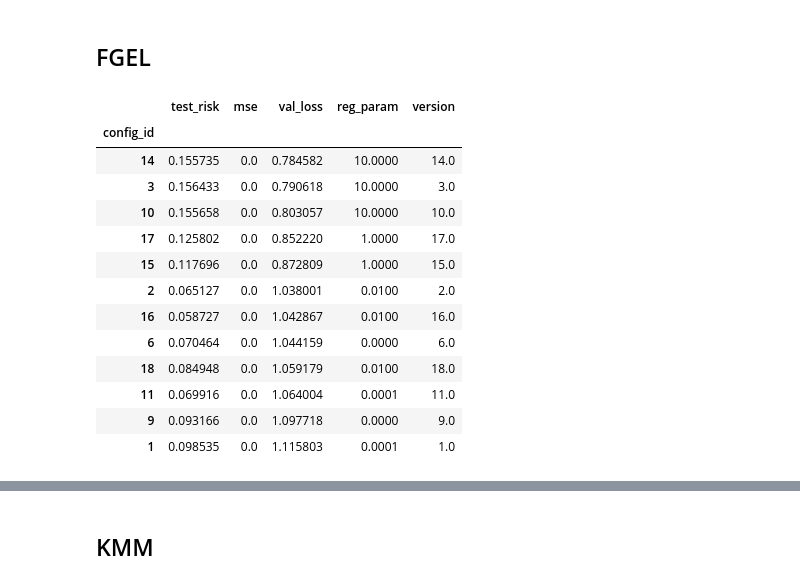
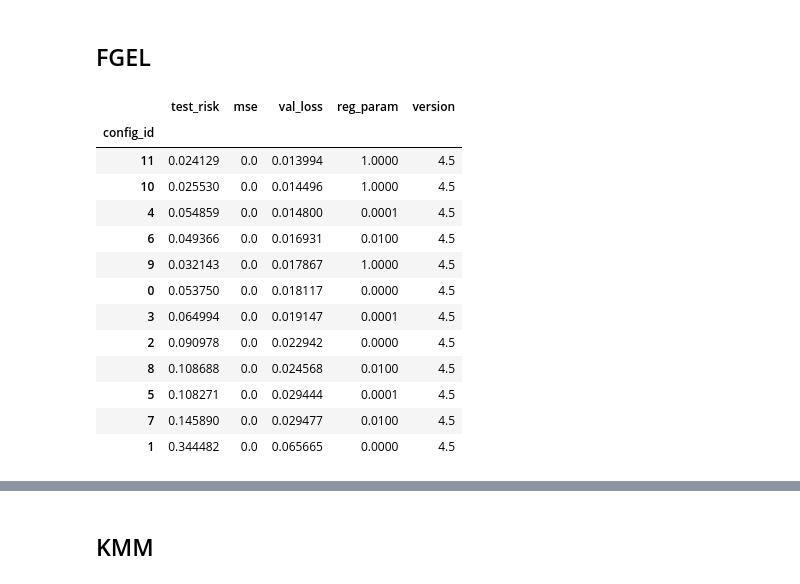
Before and after one commit to HeinerKremer/conditional-moment-restrictions, a Jupyter notebook: experiments/eval_data_pandas.ipynb, the cells around one changed output, grey strips where cells are left out. Drawn from its saved outputs; the diff is of its cells as text; code cells hidden in the pictures.

```diff
--- a/experiments/eval_data_pandas.ipynb
+++ b/experiments/eval_data_pandas.ipynb
@@ -369,15 +405,19 @@ Name: 28, dtype: float64
 ## Load Data
 # %%
 func = 'step'
-app = '_small'
+app = ''
 
-vmm = load_and_merge_datasets(load_all_in_dir=f'/Users/hkremer/code/kmm/wasserstein-method-of-moments/results/network_iv{app}_{func}/',
-                              method="VMM-neural")
+vmm = load_and_merge_datasets(load_all_in_dir=f'/Users/hkremer/code/kmm/wasserstein-method-of-moments/results/network_iv{app}/{func}/',
+                              method="VMM-neural", merge='rollouts')
 
 
-fgel = load_and_merge_datasets(load_all_in_dir=f'/Users/hkremer/code/kmm/wasserstein-method-of-moments/results/network_iv{app}_{func}/',
-                              method="FGEL-neural")
+fgel = load_and_merge_datasets(load_all_in_dir=f'/Users/hkremer/code/kmm/wasserstein-method-of-moments/results/network_iv{app}/{func}/',
+                              method="FGEL-neural", merge='rollouts')
 
-kmm = load_and_merge_datasets(load_all_in_dir=f'/Users/hkremer/code/kmm/wasserstein-method-of-moments/results/network_iv{app}_{func}/',
+kmm = load_and_merge_datasets(load_all_in_dir=f'/Users/hkremer/code/kmm/wasserstein-method-of-moments/results/network_iv{app}/{func}/',
                               method="KMM")
+
+kmm['config'] = kmm['config'].astype(int)
+kmm = kmm.reset_index().drop(columns=['rollout', 'config_id'])
+kmm = kmm.set_index('config').rename_axis(index='config_id')
 # %% [output]
@@ -403,20 +460,20 @@ best_vmm
 # %% [markdown]
 ## FGEL
 # %%
-best_fgel = get_best_hparam_results(fgel, metric=metric, hparam_config={'val_loss_func': val_loss_func})
+best_fgel = get_best_hparam_results(fgel, metric='val_loss', hparam_config={})
 best_fgel
 # %% [output]
 |  | test_risk | mse | val_loss | reg_param | version |
 | config_id |  |  |  |  |  |
-| 14 | 0.155735 | 0.0 | 0.784582 | 10.0000 | 14.0 |
-| 3 | 0.156433 | 0.0 | 0.790618 | 10.0000 | 3.0 |
-| 10 | 0.155658 | 0.0 | 0.803057 | 10.0000 | 10.0 |
-| 17 | 0.125802 | 0.0 | 0.852220 | 1.0000 | 17.0 |
-| 15 | 0.117696 | 0.0 | 0.872809 | 1.0000 | 15.0 |
-| 2 | 0.065127 | 0.0 | 1.038001 | 0.0100 | 2.0 |
-| 16 | 0.058727 | 0.0 | 1.042867 | 0.0100 | 16.0 |
-| 6 | 0.070464 | 0.0 | 1.044159 | 0.0000 | 6.0 |
-| 18 | 0.084948 | 0.0 | 1.059179 | 0.0100 | 18.0 |
-| 11 | 0.069916 | 0.0 | 1.064004 | 0.0001 | 11.0 |
-| 9 | 0.093166 | 0.0 | 1.097718 | 0.0000 | 9.0 |
-| 1 | 0.098535 | 0.0 | 1.115803 | 0.0001 | 1.0 |
+| 11 | 0.024129 | 0.0 | 0.013994 | 1.0000 | 4.5 |
+| 10 | 0.025530 | 0.0 | 0.014496 | 1.0000 | 4.5 |
+| 4 | 0.054859 | 0.0 | 0.014800 | 0.0001 | 4.5 |
+| 6 | 0.049366 | 0.0 | 0.016931 | 0.0100 | 4.5 |
+| 9 | 0.032143 | 0.0 | 0.017867 | 1.0000 | 4.5 |
+| 0 | 0.053750 | 0.0 | 0.018117 | 0.0000 | 4.5 |
+| 3 | 0.064994 | 0.0 | 0.019147 | 0.0001 | 4.5 |
+| 2 | 0.090978 | 0.0 | 0.022942 | 0.0000 | 4.5 |
+| 8 | 0.108688 | 0.0 | 0.024568 | 0.0100 | 4.5 |
+| 5 | 0.108271 | 0.0 | 0.029444 | 0.0001 | 4.5 |
+| 7 | 0.145890 | 0.0 | 0.029477 | 0.0100 | 4.5 |
+| 1 | 0.344482 | 0.0 | 0.065665 | 0.0000 | 4.5 |
```
Also changed, not shown: parts of 25 cells of this notebook, 3 other files.
